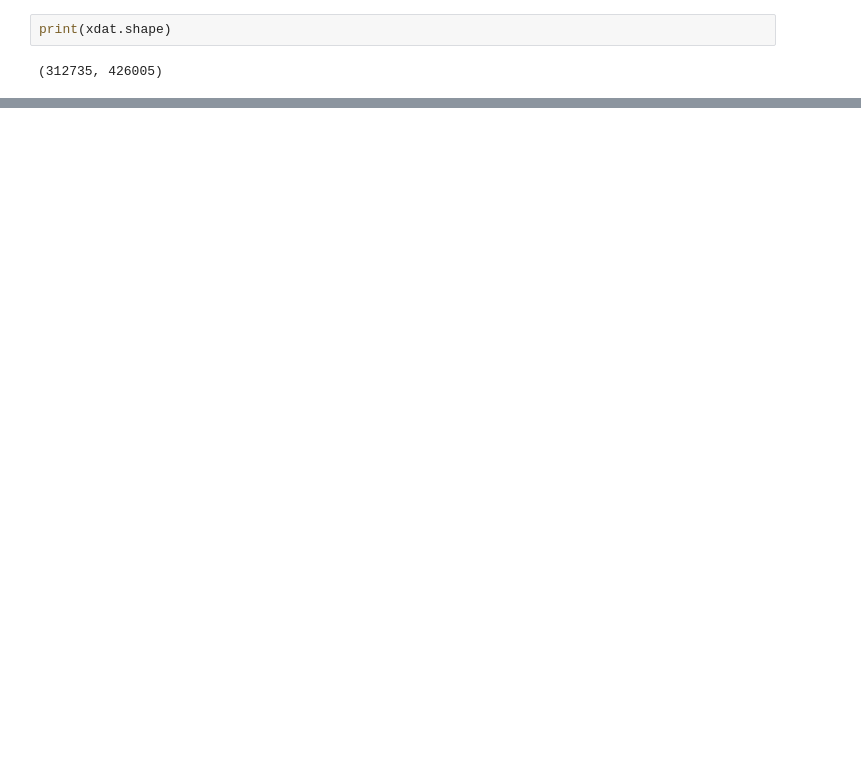
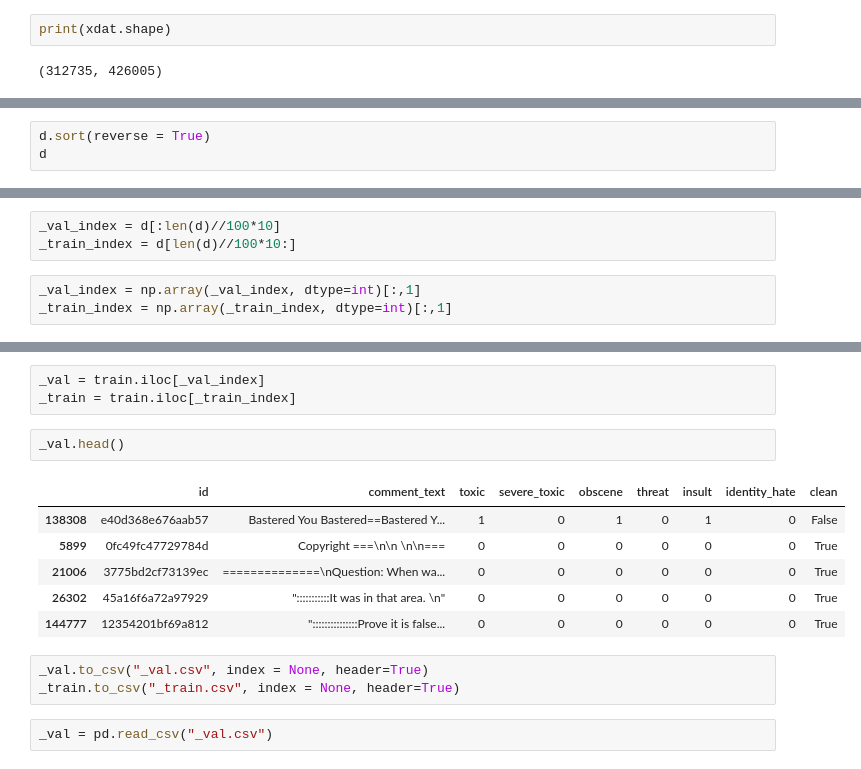
Before and after one commit to Ken-chan/ml_mipt_dafe_major, a Jupyter notebook: homeworks/Part 2/Homework 1 [general].ipynb, the cells around one changed output, grey strips where cells are left out. Drawn from its saved outputs; the diff is of its cells as text; blank space fills up the shorter version.

```diff
--- a/homeworks/Part 2/Homework 1 [general].ipynb
+++ b/homeworks/Part 2/Homework 1 [general].ipynb
@@ -266,0 +274,3 @@ set(arr1)
+# %%
+d.sort(reverse = True)
+d
@@ -266,0 +295,6 @@ set(arr1)
+# %%
+_val_index = d[:len(d)//100*10]
+_train_index = d[len(d)//100*10:]
+# %%
+_val_index = np.array(_val_index, dtype=int)[:,1]
+_train_index = np.array(_train_index, dtype=int)[:,1]
@@ -266,0 +314,17 @@ set(arr1)
+# %%
+_val = train.iloc[_val_index]
+_train = train.iloc[_train_index]
+# %%
+_val.head()
+# %% [output]
+|  | id | comment_text | toxic | severe_toxic | obscene | threat | insult | identity_hate | clean |
+| 138308 | e40d368e676aab57 | Bastered You Bastered==Bastered Y... | 1 | 0 | 1 | 0 | 1 | 0 | False |
+| 5899 | 0fc49fc47729784d | Copyright ===\n\n \n\n=== | 0 | 0 | 0 | 0 | 0 | 0 | True |
+| 21006 | 3775bd2cf73139ec | ==============\nQuestion: When wa... | 0 | 0 | 0 | 0 | 0 | 0 | True |
+| 26302 | 45a16f6a72a97929 | ":::::::::::It was in that area. \n" | 0 | 0 | 0 | 0 | 0 | 0 | True |
+| 144777 | 12354201bf69a812 | ":::::::::::::::Prove it is false... | 0 | 0 | 0 | 0 | 0 | 0 | True |
+# %%
+_val.to_csv("_val.csv", index = None, header=True)
+_train.to_csv("_train.csv", index = None, header=True)
+# %%
+_val = pd.read_csv("_val.csv")
```
Also changed, not shown: parts of 50 cells of this notebook.
